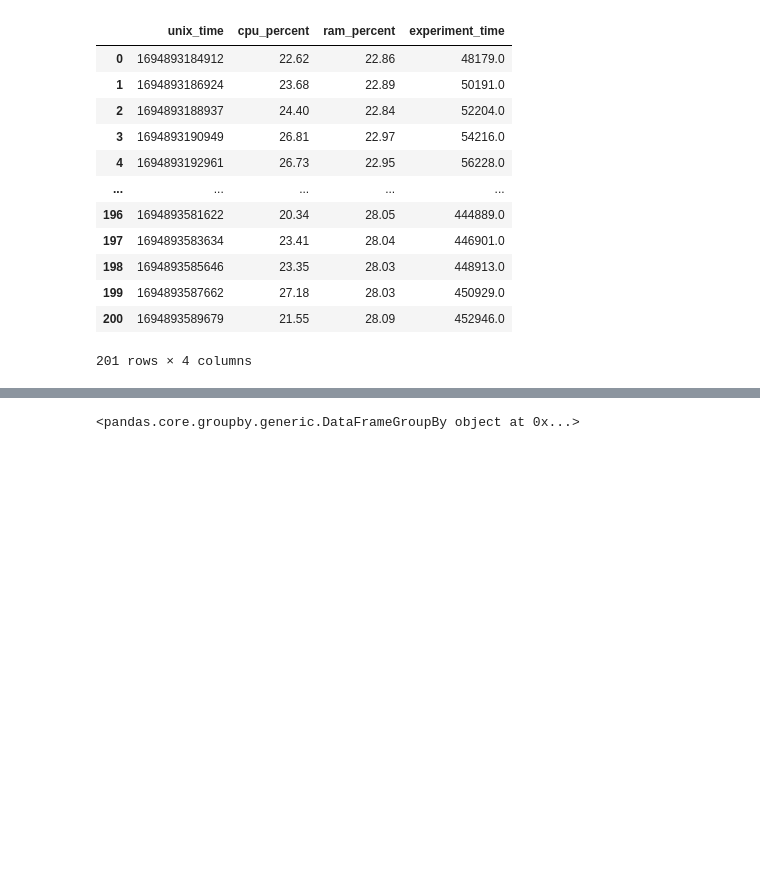
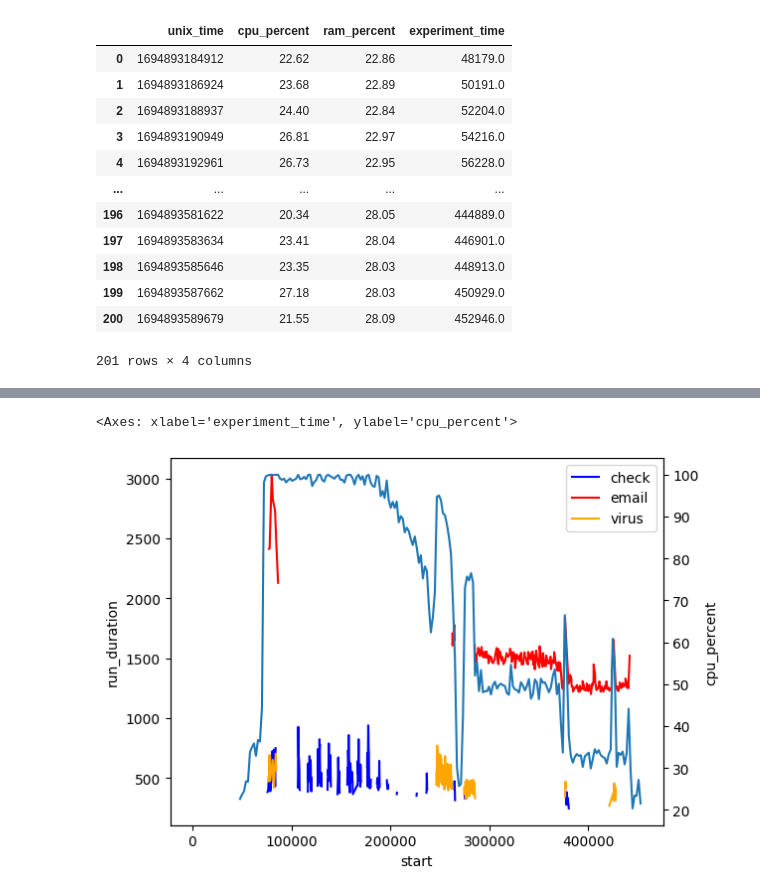
Before and after one commit to umbrellerde/nuclio, a Jupyter notebook: profaastinate/evaluation/stats/stats.ipynb, the cells around one changed output, grey strips where cells are left out. Cells and saved outputs as stored; diff of their text form; code cells hidden in the pictures; blank space fills up the shorter version.

```diff
--- a/profaastinate/evaluation/stats/stats.ipynb
+++ b/profaastinate/evaluation/stats/stats.ipynb
@@ -119,4 +121,17 @@ sns.lineplot(ax=ax2, data=usage_df, x="experiment_time", y="cpu_percent")
 # %%
-df.groupby("callid")
+colors = {
+    "check": "blue",
+    "virus": "orange",
+    "ocr": "green",
+    "email": "red"
+}
+for (function, segment), group in df.groupby(["function", "line_segment"]):
+    sns.lineplot(data=group, x="start", y="run_duration", color=colors[function], errorbar="ci", label=function, legend="brief")
+handles, labels = plt.gca().get_legend_handles_labels()
+by_label = dict(zip(labels, handles))
+plt.legend(by_label.values(), by_label.keys())
+ax2 = plt.twinx()
+sns.lineplot(ax=ax2, data=usage_df, x="experiment_time", y="cpu_percent")
 # %% [output]
-<pandas.core.groupby.generic.DataFrameGroupBy object at 0x...>
+<Axes: xlabel='experiment_time', ylabel='cpu_percent'>
+[figure, added]
```
Also changed, not shown: parts of 5 cells of this notebook, 1 other file.
